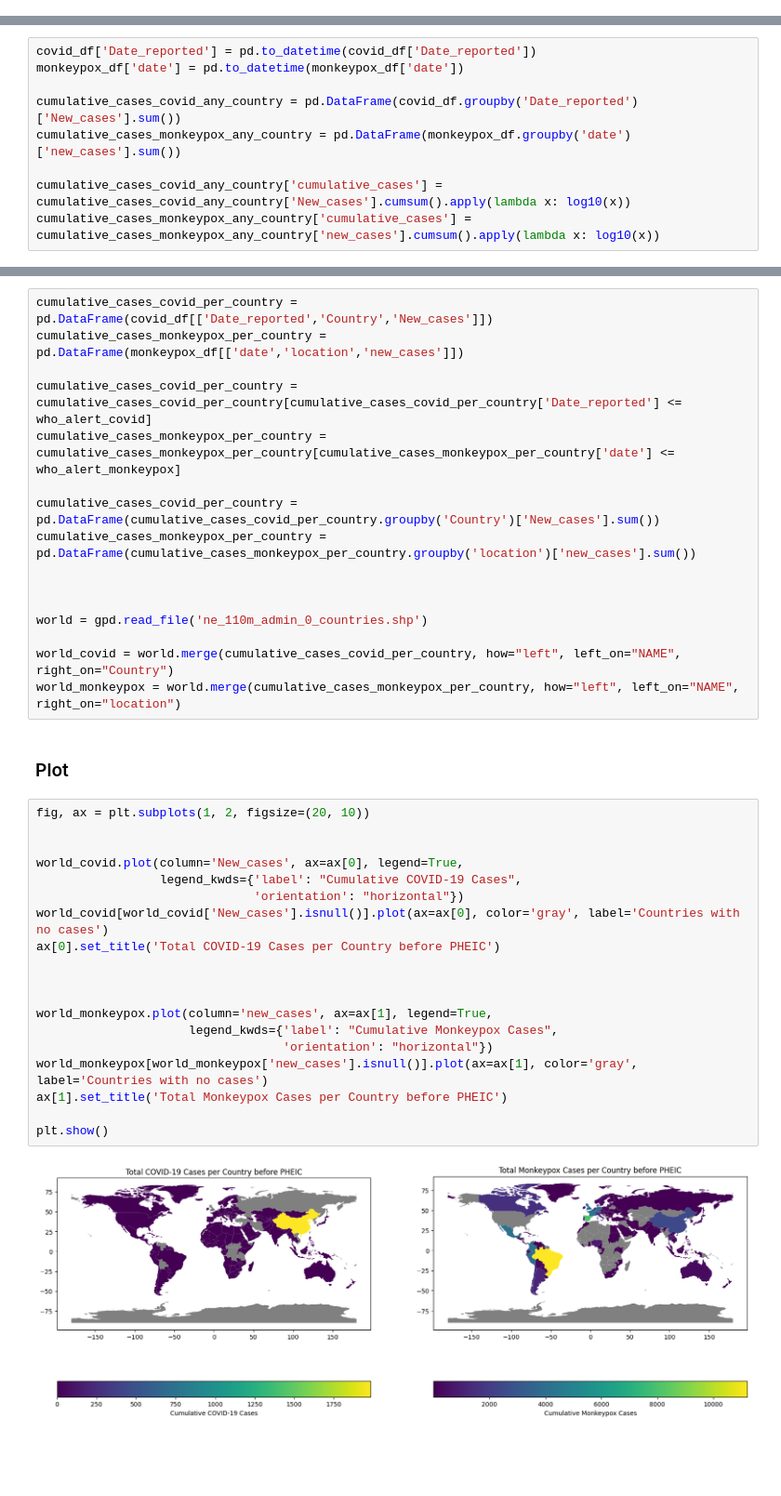
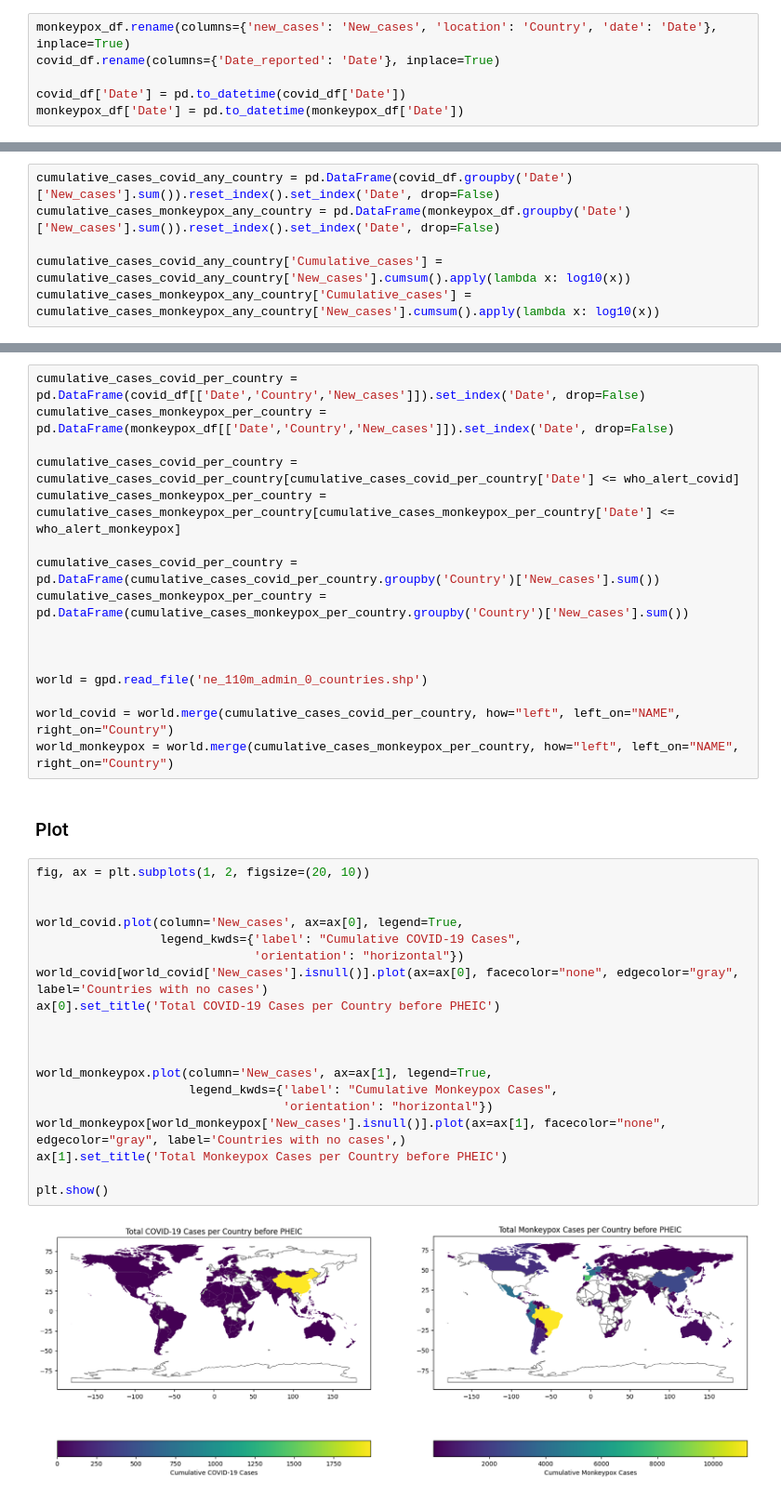
Before and after one commit to SoonBanned/Covid-MonkeyPox-analysis, a Jupyter notebook: journal.ipynb, the cells around one changed output, grey strips where cells are left out. Shown: that part at 93% size. Saved outputs shown, nothing was run; the diff lists cells and outputs as text; blank space fills up the shorter version.

Commit message:
Refactor code structure and second graph

```diff
--- a/journal.ipynb
+++ b/journal.ipynb
@@ -40,3 +36,9 @@ who_alert_monkeypox = pd.to_datetime("14-08-2024", dayfirst=True)
+# %%
+monkeypox_df.rename(columns={'new_cases': 'New_cases', 'location': 'Country', 'date': 'Date'}, inplace=True)
+covid_df.rename(columns={'Date_reported': 'Date'}, inplace=True)
+
+covid_df['Date'] = pd.to_datetime(covid_df['Date'])
+monkeypox_df['Date'] = pd.to_datetime(monkeypox_df['Date'])
 # %% [markdown]
 # First Graphs
 # %% [markdown]
@@ -44,14 +46,11 @@ who_alert_monkeypox = pd.to_datetime("14-08-2024", dayfirst=True)
 # %% [markdown]
 ### 1.1 Data preparation
 # %%
-covid_df['Date_reported'] = pd.to_datetime(covid_df['Date_reported'])
-monkeypox_df['date'] = pd.to_datetime(monkeypox_df['date'])
+cumulative_cases_covid_any_country = pd.DataFrame(covid_df.groupby('Date')['New_cases'].sum()).reset_index().set_index('Date', drop=False)
+cumulative_cases_monkeypox_any_country = pd.DataFrame(monkeypox_df.groupby('Date')['New_cases'].sum()).reset_index().set_index('Date', drop=False)
 
-cumulative_cases_covid_any_country = pd.DataFrame(covid_df.groupby('Date_reported')['New_cases'].sum())
-cumulative_cases_monkeypox_any_country = pd.DataFrame(monkeypox_df.groupby('date')['new_cases'].sum())
-
-cumulative_cases_covid_any_country['cumulative_cases'] = cumulative_cases_covid_any_country['New_cases'].cumsum().apply(lambda x: log10(x))
-cumulative_cases_monkeypox_any_country['cumulative_cases'] = cumulative_cases_monkeypox_any_country['new_cases'].cumsum().apply(lambda x: log10(x))
+cumulative_cases_covid_any_country['Cumulative_cases'] = cumulative_cases_covid_any_country['New_cases'].cumsum().apply(lambda x: log10(x))
+cumulative_cases_monkeypox_any_country['Cumulative_cases'] = cumulative_cases_monkeypox_any_country['New_cases'].cumsum().apply(lambda x: log10(x))
 # %% [markdown]
 ### 1.2 Plot
 # %%
@@ -78,41 +77,41 @@ plt.show()
 # %% [markdown]
 ### 2.1 Data Preparation
 # %%
-cumulative_cases_covid_per_country = pd.DataFrame(covid_df[['Date_reported','Country','New_cases']])
-cumulative_cases_monkeypox_per_country = pd.DataFrame(monkeypox_df[['date','location','new_cases']])
+cumulative_cases_covid_per_country = pd.DataFrame(covid_df[['Date','Country','New_cases']]).set_index('Date', drop=False)
+cumulative_cases_monkeypox_per_country = pd.DataFrame(monkeypox_df[['Date','Country','New_cases']]).set_index('Date', drop=False)
 
-cumulative_cases_covid_per_country = cumulative_cases_covid_per_country[cumulative_cases_covid_per_country['Date_reported'] <= who_alert_covid]
-cumulative_cases_monkeypox_per_country = cumulative_cases_monkeypox_per_country[cumulative_cases_monkeypox_per_country['date'] <= who_alert_monkeypox]
+cumulative_cases_covid_per_country = cumulative_cases_covid_per_country[cumulative_cases_covid_per_country['Date'] <= who_alert_covid]
+cumulative_cases_monkeypox_per_country = cumulative_cases_monkeypox_per_country[cumulative_cases_monkeypox_per_country['Date'] <= who_alert_monkeypox]
 
 cumulative_cases_covid_per_country = pd.DataFrame(cumulative_cases_covid_per_country.groupby('Country')['New_cases'].sum())
-cumulative_cases_monkeypox_per_country = pd.DataFrame(cumulative_cases_monkeypox_per_country.groupby('location')['new_cases'].sum())
+cumulative_cases_monkeypox_per_country = pd.DataFrame(cumulative_cases_monkeypox_per_country.groupby('Country')['New_cases'].sum())
 
 
 
 world = gpd.read_file('ne_110m_admin_0_countries.shp')
 
 world_covid = world.merge(cumulative_cases_covid_per_country, how="left", left_on="NAME", right_on="Country")
-world_monkeypox = world.merge(cumulative_cases_monkeypox_per_country, how="left", left_on="NAME", right_on="location")
+world_monkeypox = world.merge(cumulative_cases_monkeypox_per_country, how="left", left_on="NAME", right_on="Country")
 # %% [markdown]
 ### Plot
 # %%
 fig, ax = plt.subplots(1, 2, figsize=(20, 10))
 
 
 world_covid.plot(column='New_cases', ax=ax[0], legend=True,
                  legend_kwds={'label': "Cumulative COVID-19 Cases",
                               'orientation': "horizontal"})
-world_covid[world_covid['New_cases'].isnull()].plot(ax=ax[0], color='gray', label='Countries with no cases')
+world_covid[world_covid['New_cases'].isnull()].plot(ax=ax[0], facecolor="none", edgecolor="gray", label='Countries with no cases')
 ax[0].set_title('Total COVID-19 Cases per Country before PHEIC')
 
 
 
-world_monkeypox.plot(column='new_cases', ax=ax[1], legend=True,
+world_monkeypox.plot(column='New_cases', ax=ax[1], legend=True,
                      legend_kwds={'label': "Cumulative Monkeypox Cases",
                                   'orientation': "horizontal"})
-world_monkeypox[world_monkeypox['new_cases'].isnull()].plot(ax=ax[1], color='gray', label='Countries with no cases')
+world_monkeypox[world_monkeypox['New_cases'].isnull()].plot(ax=ax[1], facecolor="none", edgecolor="gray", label='Countries with no cases',)
 ax[1].set_title('Total Monkeypox Cases per Country before PHEIC')
 
 plt.show()
 # %% [output]
-[figure, old version]
+[figure, new version]
```
Also changed, not shown: parts of 7 cells of this notebook.
